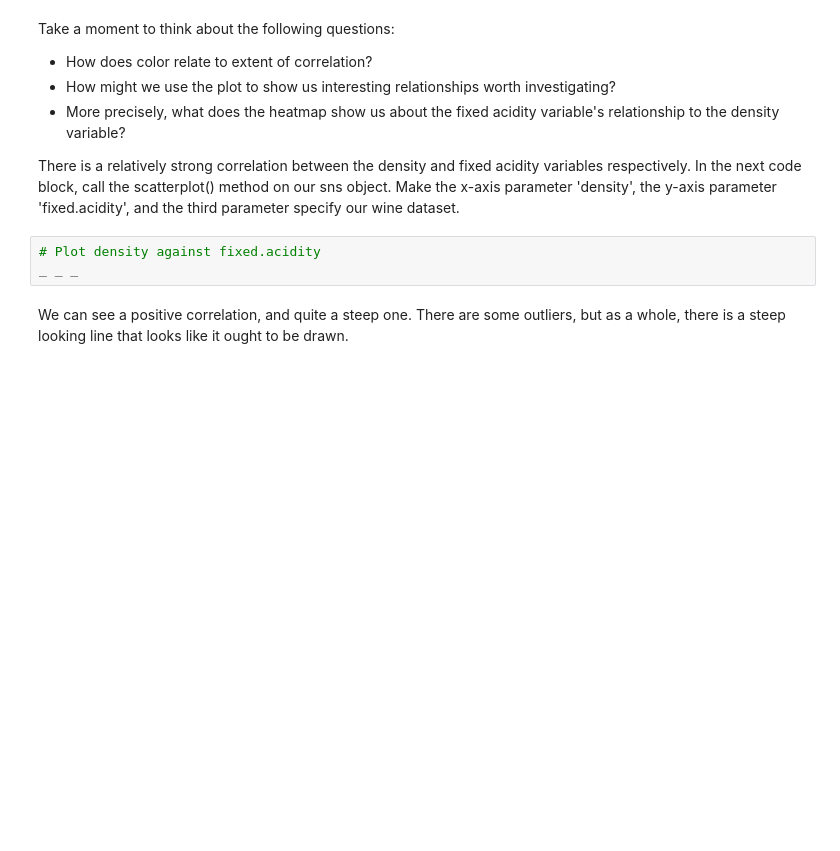
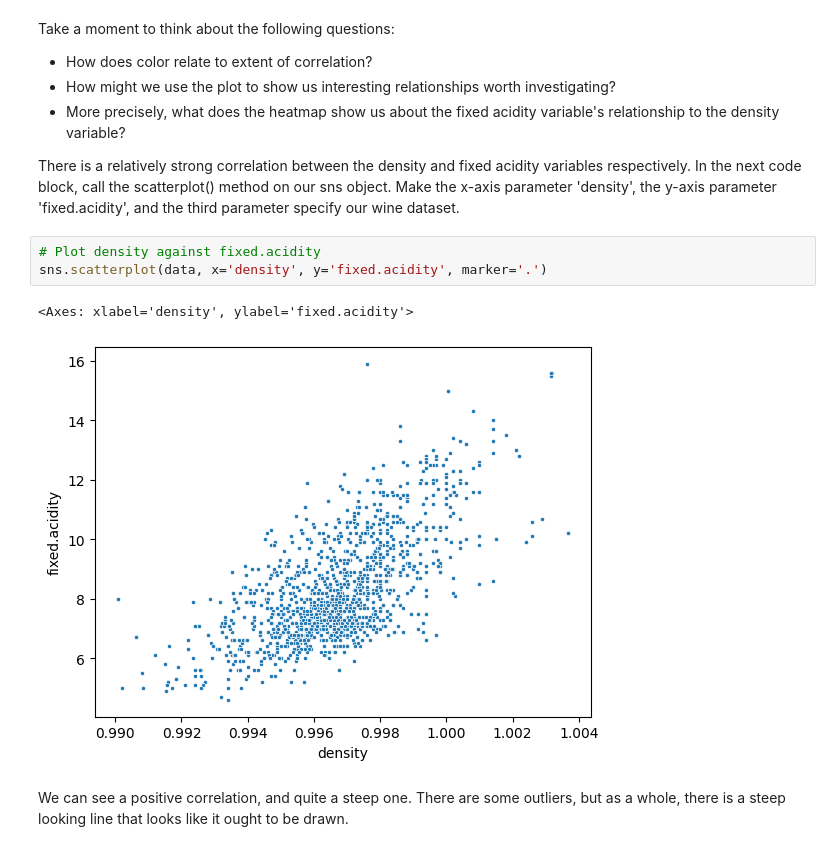
Before and after one commit to dqminhv/Springboard_Unit_11.4.1_Case_Study_Linear_Regression_1, a Jupyter notebook: 11.4.1 Case Study - Linear Regression/Springboard Regression Case Study - the Red Wine Dataset - Tier 3.ipynb, the cells around one changed output. Drawn from its saved outputs; the diff is of its cells as text; blank space fills up the shorter version.

```diff
--- a/11.4.1 Case Study - Linear Regression/Springboard Regression Case Study - the Red Wine Dataset - Tier 3.ipynb
+++ b/11.4.1 Case Study - Linear Regression/Springboard Regression Case Study - the Red Wine Dataset - Tier 3.ipynb
@@ -204,7 +232,10 @@ Take a moment to think about the following questions:
 There is a relatively strong correlation between the density and fixed acidity variables respectively. In the next code block, call the scatterplot() method on our sns object. Make the x-axis parameter 'density', the y-axis parameter 'fixed.acidity', and the third parameter specify our wine dataset.
 # %%
 # Plot density against fixed.acidity
-_ _ _
+sns.scatterplot(data, x='density', y='fixed.acidity', marker='.')
+# %% [output]
+<Axes: xlabel='density', ylabel='fixed.acidity'>
+[figure, added]
 # %% [markdown]
 We can see a positive correlation, and quite a steep one. There are some outliers, but as a whole, there is a steep looking line that looks like it ought to be drawn.
 # %%
```
Also changed, not shown: parts of 9 cells of this notebook.
